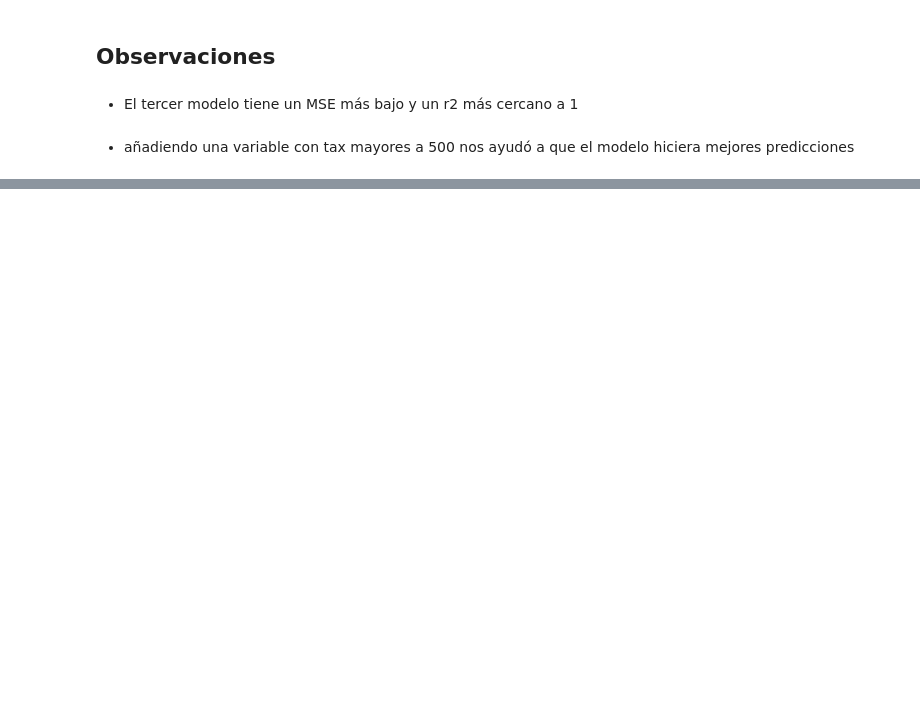
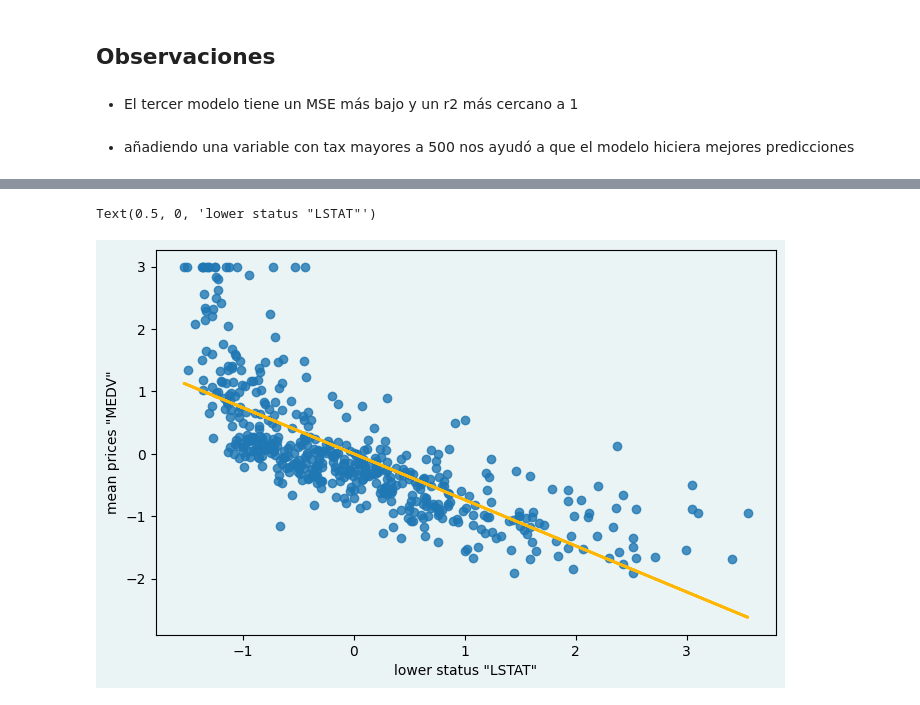
Before and after one commit to giraljv/Housing_rl_practice, a Jupyter notebook: housing.ipynb, the cells around one changed output, grey strips where cells are left out. Drawn from its saved outputs; the diff is of its cells as text; code cells hidden in the pictures; blank space fills up the shorter version.

```diff
--- a/housing.ipynb
+++ b/housing.ipynb
@@ -553,3 +632,23 @@ plt.axhline(y=0,color='orange')
+# %%
+# plt.scatter(x_std,y_std)
+# plt.plot(x_std,slr.predict(x_std),color='yellow')
+
+
+fig = plt.figure(figsize=(8,5))
+gs = fig.add_gridspec(1,1)
+ax = fig.add_subplot(gs[0,0])
+
+ax.scatter(x_std,y_std,alpha=0.8)
+ax.plot(x_std,s_lr.predict(x_std),color='#ffb703',linewidth=2)
+
+bgcolor = '#eaf4f4'
+fig.patch.set_facecolor(bgcolor)
+ax.set_facecolor(bgcolor)
+plt.ylabel('mean prices "MEDV"')
+plt.xlabel('lower status "LSTAT"')
+# %% [output]
+Text(0.5, 0, 'lower status "LSTAT"')
+[figure, added]
 # %% [markdown]
 <a style='text-decoration:none;line-height:16px;display:flex;color:#5B5B62;padding:10px;justify-content:end;' href='https://deepnote.com?utm_source=created-in-deepnote-cell&projectId=ab9de7b5-4992-4d12-9e36-e4f4e874d015' target="_blank">
 <img alt='Created in deepnote.com' style='display:inline;max-height:16px;margin:0px;margin-right:7.5px;' src='embedded-picture-1' > </img>
```
Also changed, not shown: parts of 19 cells of this notebook.
